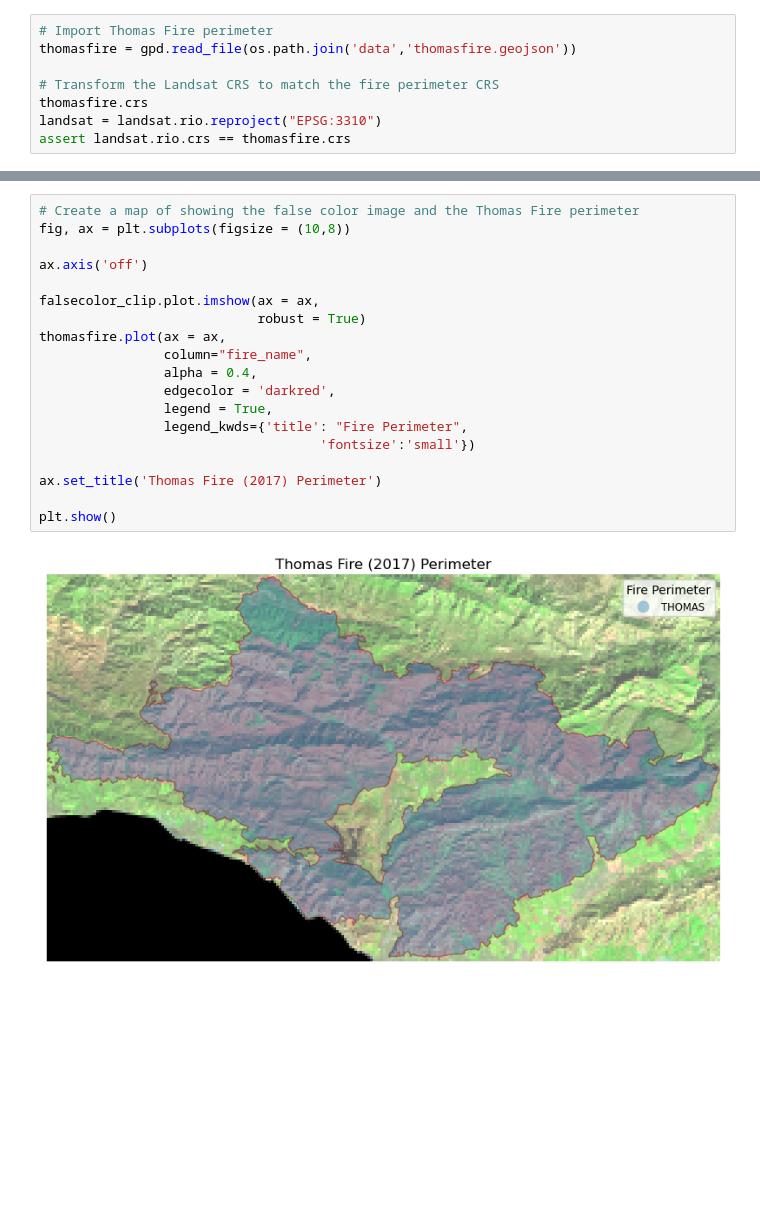
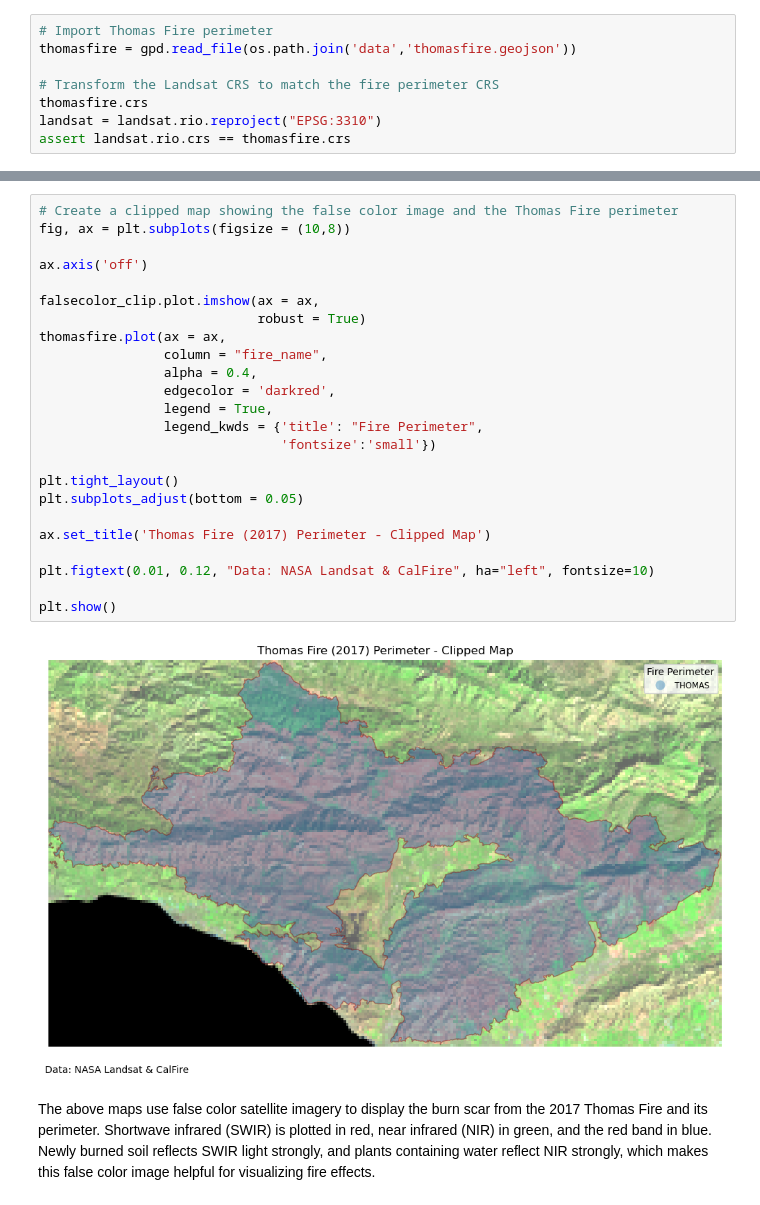
Before and after one commit to leirubinstein/eds220-hwk4, a Jupyter notebook: hwk4-task2-false-color-RUBINSTEIN.ipynb, the cells around one changed output, grey strips where cells are left out. Cells and saved outputs as stored; diff of their text form; blank space fills up the shorter version.

```diff
--- a/hwk4-task2-false-color-RUBINSTEIN.ipynb
+++ b/hwk4-task2-false-color-RUBINSTEIN.ipynb
@@ -130,21 +147,28 @@ falsecolor_clip = falsecolor_thomasfire.rio.clip_box(*thomasfire.total_bounds)
 # %%
-# Create a map of showing the false color image and the Thomas Fire perimeter
+# Create a clipped map showing the false color image and the Thomas Fire perimeter
 fig, ax = plt.subplots(figsize = (10,8))
 
 ax.axis('off')
 
 falsecolor_clip.plot.imshow(ax = ax,
                             robust = True)
 thomasfire.plot(ax = ax,
-                column="fire_name",
+                column = "fire_name",
                 alpha = 0.4,
                 edgecolor = 'darkred',
                 legend = True,
-                legend_kwds={'title': "Fire Perimeter",
-                                    'fontsize':'small'})
+                legend_kwds = {'title': "Fire Perimeter",
+                               'fontsize':'small'})
 
-ax.set_title('Thomas Fire (2017) Perimeter')
+plt.tight_layout()
+plt.subplots_adjust(bottom = 0.05)
+
+ax.set_title('Thomas Fire (2017) Perimeter - Clipped Map')
+
+plt.figtext(0.01, 0.12, "Data: NASA Landsat & CalFire", ha="left", fontsize=10)
 
 plt.show()
 # %% [output]
-[figure, old version]
+[figure, new version]
+# %% [markdown]
+The above maps use false color satellite imagery to display the burn scar from the 2017 Thomas Fire and its perimeter. Shortwave infrared (SWIR) is plotted in red, near infrared (NIR) in green, and the red band in blue. Newly burned soil reflects SWIR light strongly, and plants containing water reflect NIR strongly, which makes this false color image helpful for visualizing fire effects.
```
Also changed, not shown: parts of 17 cells of this notebook, 2 other files.
